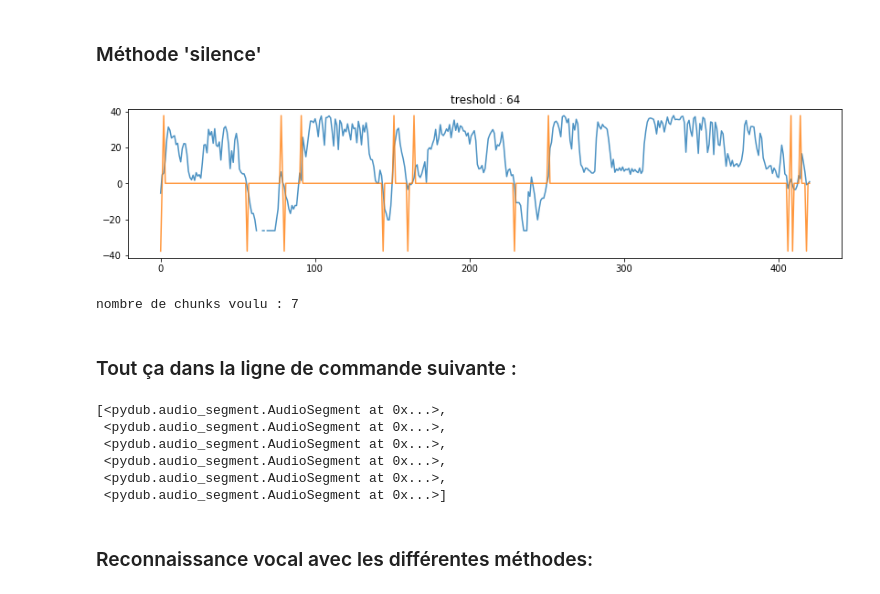
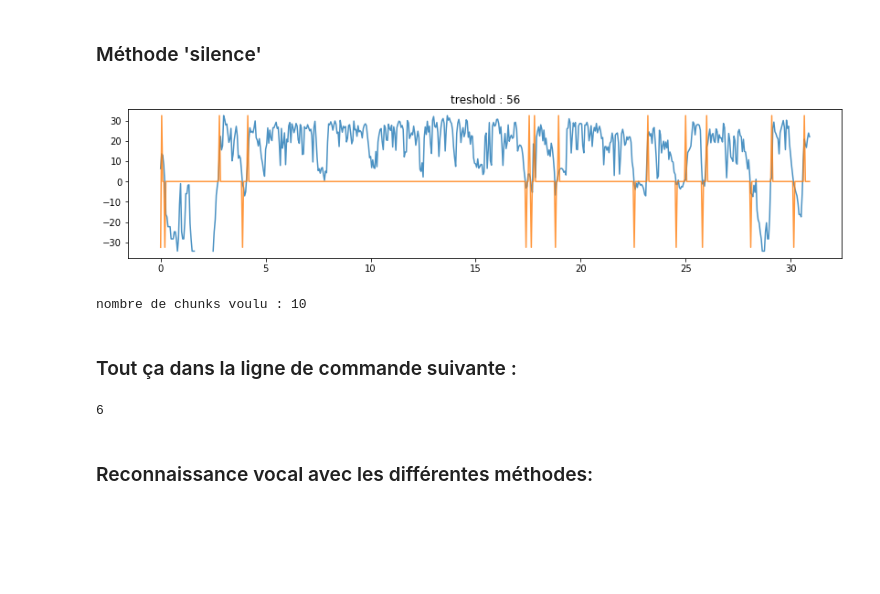
Before and after one commit to vincentnam/Project-Archean, a Jupyter notebook: ChallengeM2SID_2019.ipynb, the cells around one changed output. Drawn from its saved outputs; the diff is of its cells as text; code cells hidden in the pictures; blank space fills up the shorter version.

```diff
--- a/ChallengeM2SID_2019.ipynb
+++ b/ChallengeM2SID_2019.ipynb
@@ -1057,15 +1110,18 @@ df_features = pd.read_csv(filename, sep='§', engine='python', index_col=0, enco
 # %% [markdown]
 ###### chargement des données
 # %%
-scene = "17_9"
+scene = "13_2"
 method, smooth = None, None
 
-xmlfile   = dir_texte + scene + texte_extension
-audiofile = spleeter_output_dir + scene + audio_extension.split('.')[-2] + '/vocals_resample.wav'
+vocfile = spleeter_output_dir + scene + audio_extension.split('.')[-2] + '/vocals_resample.wav'
+bacfile = spleeter_output_dir + scene + audio_extension.split('.')[-2] + '/accompaniment.wav'
+wavfile = dir_audio + scene + audio_extension
+xmlfile = dir_texte + scene + texte_extension
 
 # load data
-bin_signal, signal, fe = load_signal(audiofile, samplerate=samplerate)
-song = AudioSegment.from_wav(audiofile)
+bin_signal, signal, fe = load_signal(vocfile, samplerate=samplerate)
+vocal_song  = AudioSegment.from_wav(vocfile)
+origin_song = AudioSegment.from_wav(wavfile)
 # %% [markdown]
 ###### resampling du singal et affichage
 # %%
@@ -1156,17 +1219,16 @@ plt.show()
 # %% [markdown]
 ### Méthode 'silence'
 # %%
-song = AudioSegment.from_wav(audiofile)
-
 # split track where silence is quieter than the threshold in dBFS for x milliseconds
 fen = 50
-n_win_wanted = round(len(song) / 1000 / 3)
-dB = np.array([song[i:i+fen].dBFS for i in range(0,len(song),fen)])
+n_win_wanted = round(len(vocal_song) / 1000 / 3)
+dB = np.array([vocal_song[i:i+fen].dBFS for i in range(0,len(vocal_song),fen)])
+dB = pd.Series(dB, index = np.array(range(len(dB)))/1000*fen)
 treshold = get_dB_treshold(dB, n_win_wanted=n_win_wanted, affichage=True)
 print("nombre de chunks voulu :", n_win_wanted)
 # %% [output]
-[figure, old version]
+[figure, new version]
-nombre de chunks voulu : 7
+nombre de chunks voulu : 10
 # %% [markdown]
 ### Tout ça dans la ligne de commande suivante :
 # %%
@@ -1175,11 +1238,8 @@ listenable_chunks = get_chunks(audiofile, samplerate=samplerate,
-# %%
-listenable_chunks
-# %% [output]
-[<pydub.audio_segment.AudioSegment at 0x...>,
- <pydub.audio_segment.AudioSegment at 0x...>,
- <pydub.audio_segment.AudioSegment at 0x...>,
- <pydub.audio_segment.AudioSegment at 0x...>,
- <pydub.audio_segment.AudioSegment at 0x...>,
- <pydub.audio_segment.AudioSegment at 0x...>]
+# %%
+listenable_vocal_chunks  = [vocal_song[cs[0]:cs[1]] for cs in listenable_chunks_sep]
+listenable_origin_chunks = [origin_song[cs[0]:cs[1]] for cs in listenable_chunks_sep]
+len(listenable_vocal_chunks)
+# %% [output]
+6
 # %% [markdown]
 ### Reconnaissance vocal avec les différentes méthodes:
```
Also changed, not shown: parts of 36 cells of this notebook.
